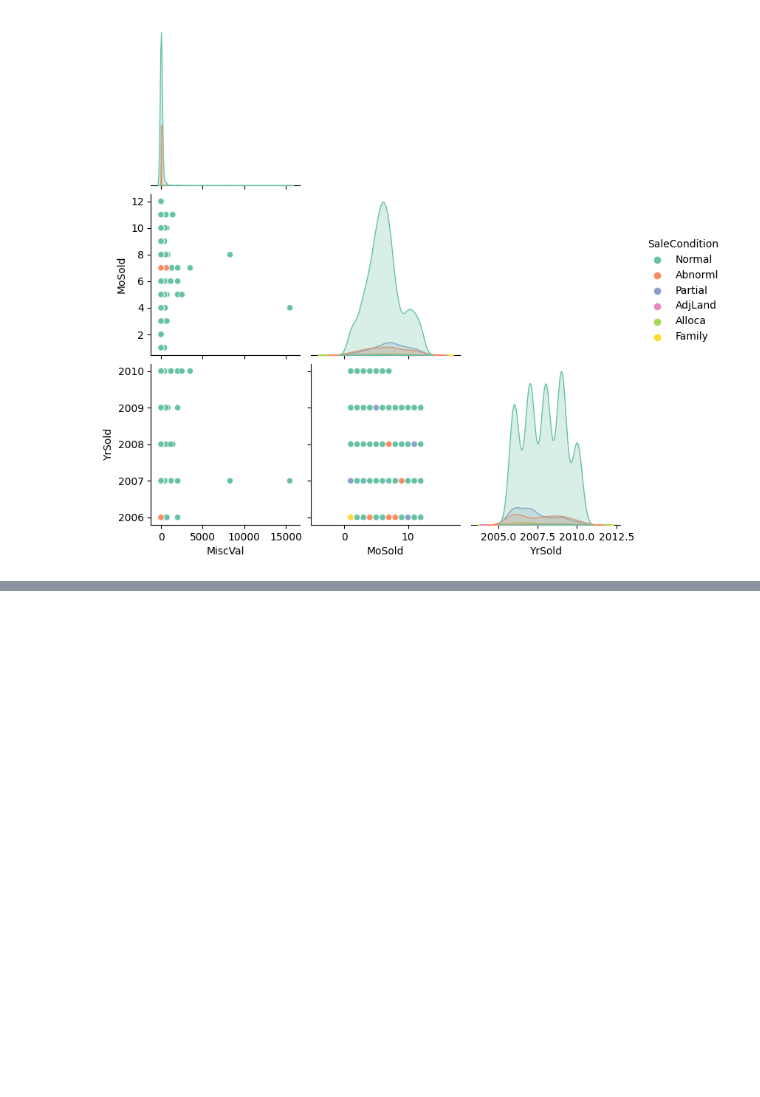
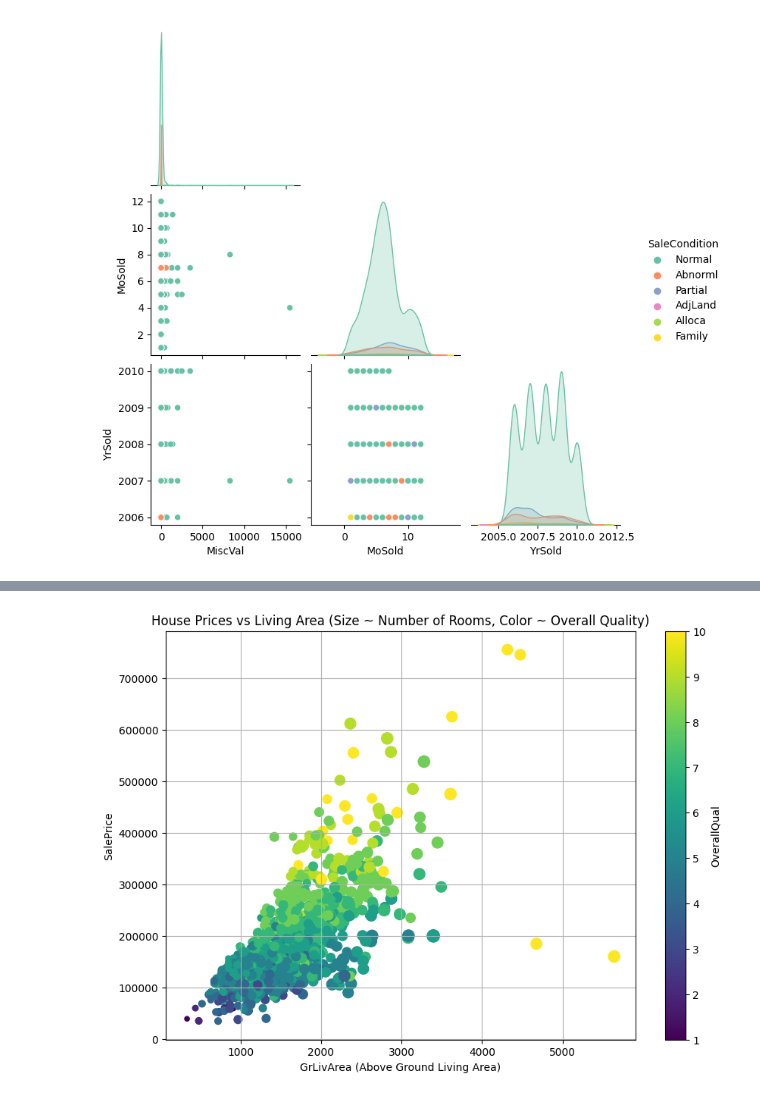
Before and after one commit to Mehdipoladrag/House-Prices-Project, a Jupyter notebook: houseprice_proj.ipynb, the cells around one changed output, grey strips where cells are left out. Saved outputs shown, nothing was run; the diff lists cells and outputs as text; code cells hidden in the pictures; blank space fills up the shorter version.

```diff
--- a/houseprice_proj.ipynb
+++ b/houseprice_proj.ipynb
@@ -419,14 +337,0 @@ memory usage: 912.6+ KB
-# %%
-features = [
-    "MSZoning", "Street", "Alley", "LotShape", "LandContour", "Utilities",
-    "LotConfig", "LandSlope", "Neighborhood", "Condition1", "Condition2",
-    "BldgType", "HouseStyle", "RoofStyle", "RoofMatl", "Exterior1st",
-    "Exterior2nd", "MasVnrType", "Foundation", "Heating", "CentralAir",
-    "Electrical", "Functional", "GarageType", "PavedDrive", "MiscFeature",
-    "SaleType", "SaleCondition", "Fence"
-]
-
-df = pd.get_dummies(df, columns=features, drop_first=True)
-
-boolcols = df.select_dtypes('bool').columns
-df[boolcols] = df[boolcols].astype(int)
@@ -463,2 +337,0 @@ scaler = StandardScaler()
-# %%
-df[scalecol] = scaler.fit_transform(df[scalecol])
@@ -476,0 +338,23 @@ df.sample(7)
+# %%
+import matplotlib.pyplot as plt
+
+
+df.plot(
+    kind="scatter",
+    x="GrLivArea",
+    y="SalePrice",
+    s=df["TotRmsAbvGrd"] * 10,
+    c="OverallQual",
+    cmap="viridis",
+    colorbar=True,
+    legend=True,
+    figsize=(10, 7),
+    grid=True
+)
+
+plt.xlabel("GrLivArea (Above Ground Living Area)")
+plt.ylabel("SalePrice")
+plt.title("House Prices vs Living Area (Size ~ Number of Rooms, Color ~ Overall Quality)")
+plt.show()
+# %% [output]
+[figure, added]
```
Also changed, not shown: parts of 48 cells of this notebook.
